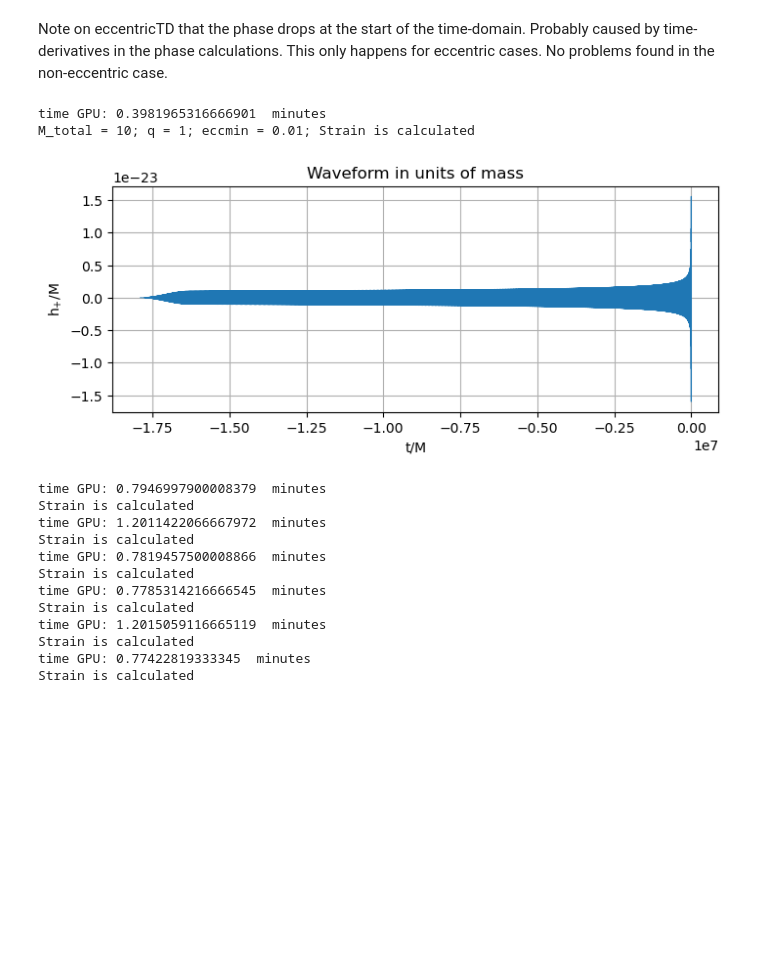
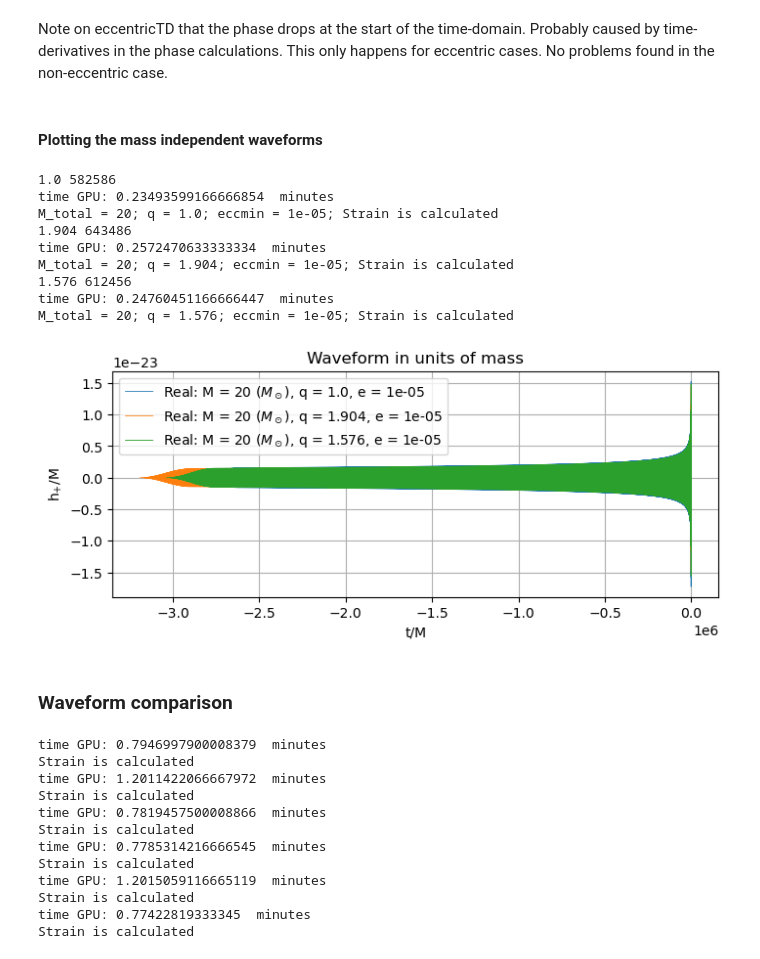
Before and after one commit to suzannelexmond/Thesis_Eccentric_BBHs, a Jupyter notebook: Surrogate_modelling.ipynb, the cells around one changed output. Cells and saved outputs as stored; diff of their text form; code cells hidden in the pictures; blank space fills up the shorter version.

```diff
--- a/Surrogate_modelling.ipynb
+++ b/Surrogate_modelling.ipynb
@@ -56,8 +57,8 @@ def SimInspiral_M_independent(total_mass, mass_ratio, eccmin, DeltaT = 1./2048.,
     mass1 = total_mass/((1/mass_ratio) + 1)
     mass2 = total_mass - mass1
 
-    # hp_TS, hc_TS = SimInspiral(mass1, mass2, eccmin, 50/total_mass)
-    hp_TS, hc_TS = SimInspiral(mass1, mass2, eccmin, 5)
+    hp_TS, hc_TS = SimInspiral(mass1, mass2, eccmin, 50/total_mass)
+    # hp_TS, hc_TS = SimInspiral(mass1, mass2, eccmin, 5)
     # time_before_merger = abs(timesTD + timesTD[-1])
 
 
@@ -71,6 +72,8 @@ def SimInspiral_M_independent(total_mass, mass_ratio, eccmin, DeltaT = 1./2048.,
     # norm_hc_TS_over_M = (hc_TS_over_M - hc_TS_over_M.min())/ (hc_TS_over_M.max() - hc_TS_over_M.min())
 
     return hp_TS_over_M, hc_TS_over_M, t_M
+# %% [markdown]
+#### Plotting the mass independent waveforms
 # %%
 def plot_Siminspiral_M_indp(M_total, mass_ratio, eccmin):
     """ Input: M_total: A list of total masses in solar mass,
@@ -88,11 +91,12 @@ def plot_Siminspiral_M_indp(M_total, mass_ratio, eccmin):
 
                 hp_TS_over_M, hc_TS_over_M, t_M = SimInspiral_M_independent(total_mass, ratio, eccentricity)
                 phase = waveform.utils.phase_from_polarizations(hp_TS_over_M, hc_TS_over_M)
+                print(ratio, len(t_M))
 
                 plt.plot(t_M, hp_TS_over_M, label = 'Real: M = {} $(M_\odot)$, q = {}, e = {}'.format(total_mass, ratio, eccentricity), linewidth=0.6)
                 # plt.plot(t_M, hc_TS_over_M, label = 'Imag: M = {} $(M_\odot)$, q = {}, e = {}'.format(total_mass, ratio, eccentricity), linewidth=0.6)
                 # plt.xlim([-7e3, 5e2])
-                # plt.legend(loc = 'upper left')
+                plt.legend(loc = 'upper left')
                 plt.xlabel('t/M')
                 plt.ylabel('h$_{+}$/M')
                 plt.title('Waveform in units of mass')
@@ -110,12 +114,21 @@ def plot_Siminspiral_M_indp(M_total, mass_ratio, eccmin):
     # fig.savefig('Images/' + figname)
     # print('fig is saved')
 # %%
-plot_Siminspiral_M_indp([10], [1], [0.01])
+plot_Siminspiral_M_indp([20], [1.0, 1.904, 1.576], [1e-5])
 plt.show()
 # %% [output]
-time GPU: 0.3981965316666901  minutes
-M_total = 10; q = 1; eccmin = 0.01; Strain is calculated
+1.0 582586
+time GPU: 0.23493599166666854  minutes
+M_total = 20; q = 1.0; eccmin = 1e-05; Strain is calculated
+1.904 643486
+time GPU: 0.2572470633333334  minutes
+M_total = 20; q = 1.904; eccmin = 1e-05; Strain is calculated
+1.576 612456
+time GPU: 0.24760451166666447  minutes
+M_total = 20; q = 1.576; eccmin = 1e-05; Strain is calculated
-[figure, old version]
+[figure, new version]
+# %% [markdown]
+### Waveform comparison
 # %%
 plot_Siminspiral_M_indp([20, 30], [1], [0.4])
 plot_Siminspiral_M_indp([20], [1, 2], [0.4])
```
Also changed, not shown: parts of 83 cells of this notebook.
